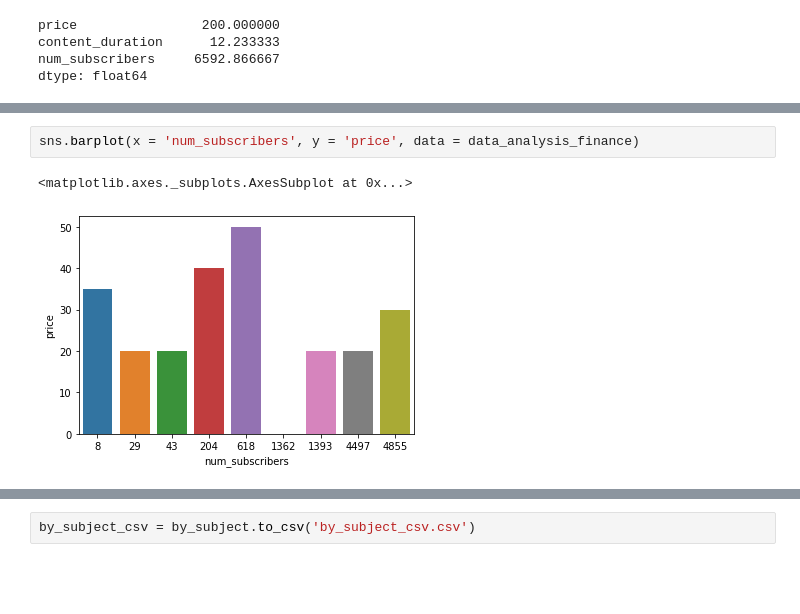
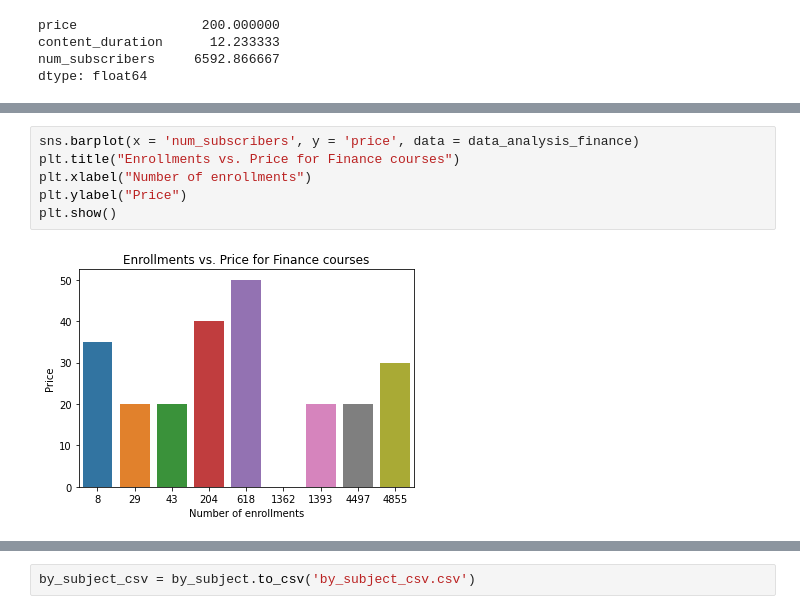
Before and after one commit to Rishika-03/Udemy-edX-course_analysis, a Jupyter notebook: Courses_data.ipynb, the cells around one changed output, grey strips where cells are left out. Cells and saved outputs as stored; diff of their text form; blank space fills up the shorter version.

```diff
--- a/Courses_data.ipynb
+++ b/Courses_data.ipynb
@@ -163,5 +192,8 @@ data_analysis_finance
 # %%
 sns.barplot(x = 'num_subscribers', y = 'price', data = data_analysis_finance)
+plt.title("Enrollments vs. Price for Finance courses")
+plt.xlabel("Number of enrollments")
+plt.ylabel("Price")
+plt.show()
 # %% [output]
-<matplotlib.axes._subplots.AxesSubplot at 0x...>
-[figure, old version]
+[figure, new version]
```
Also changed, not shown: parts of 61 cells of this notebook.
